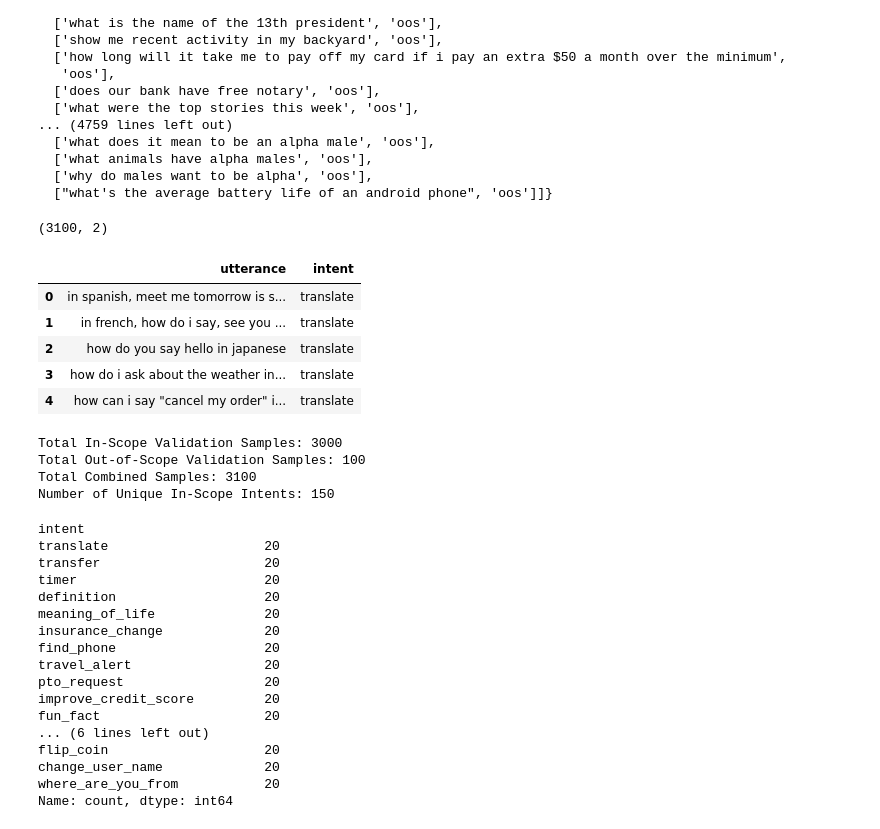
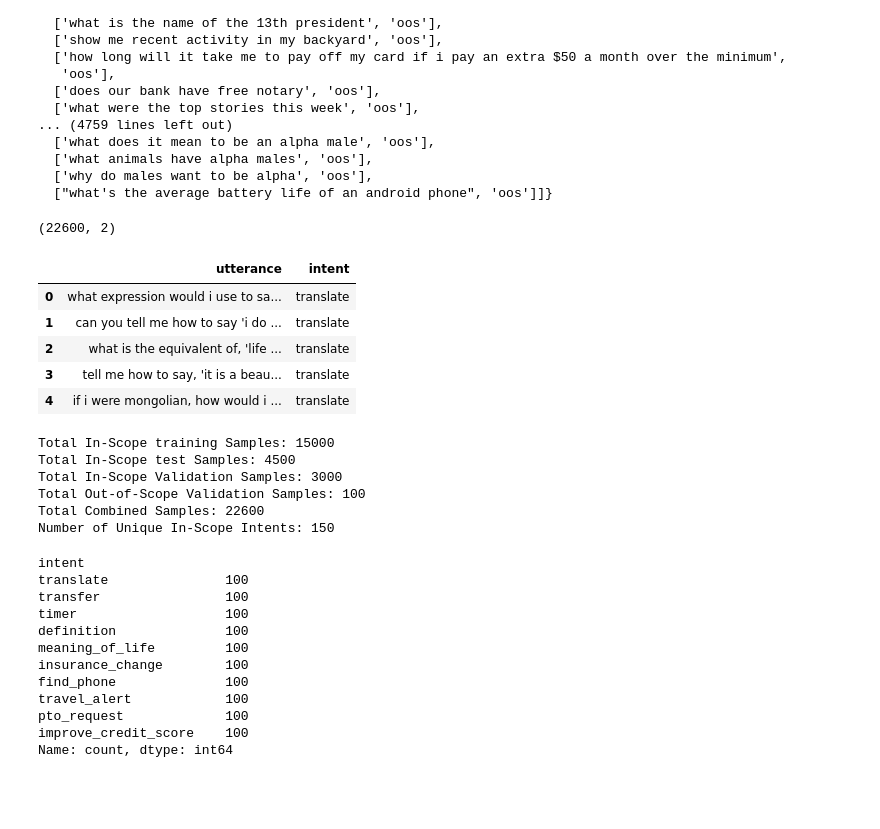
Before and after one commit to RitamRixx/Zero-shot-Dynamic-Routing-System, a Jupyter notebook: notebooks/1_eda.ipynb, the cells around one changed output. Drawn from its saved outputs; the diff is of its cells as text; code cells hidden in the pictures; blank space fills up the shorter version.

```diff
--- a/notebooks/1_eda.ipynb
+++ b/notebooks/1_eda.ipynb
@@ -30,50 +30,51 @@ data_full
   ['why do males want to be alpha', 'oos'],
   ["what's the average battery life of an android phone", 'oos']]}
 # %%
+df_train = pd.DataFrame(data_full['train'], columns=['utterance', 'intent'])
+df_test = pd.DataFrame(data_full['test'], columns=['utterance', 'intent'])
 df_val = pd.DataFrame(data_full['val'], columns=['utterance', 'intent'])
 df_oos = pd.DataFrame(data_full['oos_val'], columns=['utterance', 'intent'])
 # %%
-df_combined = pd.concat([df_val, df_oos], ignore_index=True)
+df1 = pd.concat([df_train,df_test,df_val, df_oos], ignore_index=True)
 # %%
-display(df_combined.shape)
-df_combined.head()
+display(df1.shape)
+df1.head()
 # %% [output]
-(3100, 2)
+(22600, 2)
 |  | utterance | intent |
-| 0 | in spanish, meet me tomorrow is s... | translate |
-| 1 | in french, how do i say, see you ... | translate |
-| 2 | how do you say hello in japanese | translate |
-| 3 | how do i ask about the weather in... | translate |
-| 4 | how can i say "cancel my order" i... | translate |
+| 0 | what expression would i use to sa... | translate |
+| 1 | can you tell me how to say 'i do ... | translate |
+| 2 | what is the equivalent of, 'life ... | translate |
+| 3 | tell me how to say, 'it is a beau... | translate |
+| 4 | if i were mongolian, how would i ... | translate |
 # %%
+print(f"Total In-Scope training Samples: {len(df_train)}")
+print(f"Total In-Scope test Samples: {len(df_test)}")
 print(f"Total In-Scope Validation Samples: {len(df_val)}")
 print(f"Total Out-of-Scope Validation Samples: {len(df_oos)}")
-print(f"Total Combined Samples: {len(df_combined)}")
-print(f"Number of Unique In-Scope Intents: {df_val['intent'].nunique()}\n")
+print(f"Total Combined Samples: {len(df1)}")
+print(f"Number of Unique In-Scope Intents: {df_train['intent'].nunique()}\n")
 # %% [output]
+Total In-Scope training Samples: 15000
+Total In-Scope test Samples: 4500
 Total In-Scope Validation Samples: 3000
 Total Out-of-Scope Validation Samples: 100
-Total Combined Samples: 3100
+Total Combined Samples: 22600
 Number of Unique In-Scope Intents: 150
 # %%
 
-print(df_val['intent'].value_counts().head(10))
+print(df_train['intent'].value_counts().head(10))
 # %% [output]
 intent
-translate                    20
-transfer                     20
-timer                        20
-definition                   20
-meaning_of_life              20
-insurance_change             20
-find_phone                   20
-travel_alert                 20
-pto_request                  20
-improve_credit_score         20
-fun_fact                     20
-... (6 lines left out)
-flip_coin                    20
-change_user_name             20
-where_are_you_from           20
+translate               100
+transfer                100
+timer                   100
+definition              100
+meaning_of_life         100
+insurance_change        100
+find_phone              100
+travel_alert            100
+pto_request             100
+improve_credit_score    100
 Name: count, dtype: int64
 # %%
```
Also changed, not shown: parts of 25 cells of this notebook, 1 other file.
